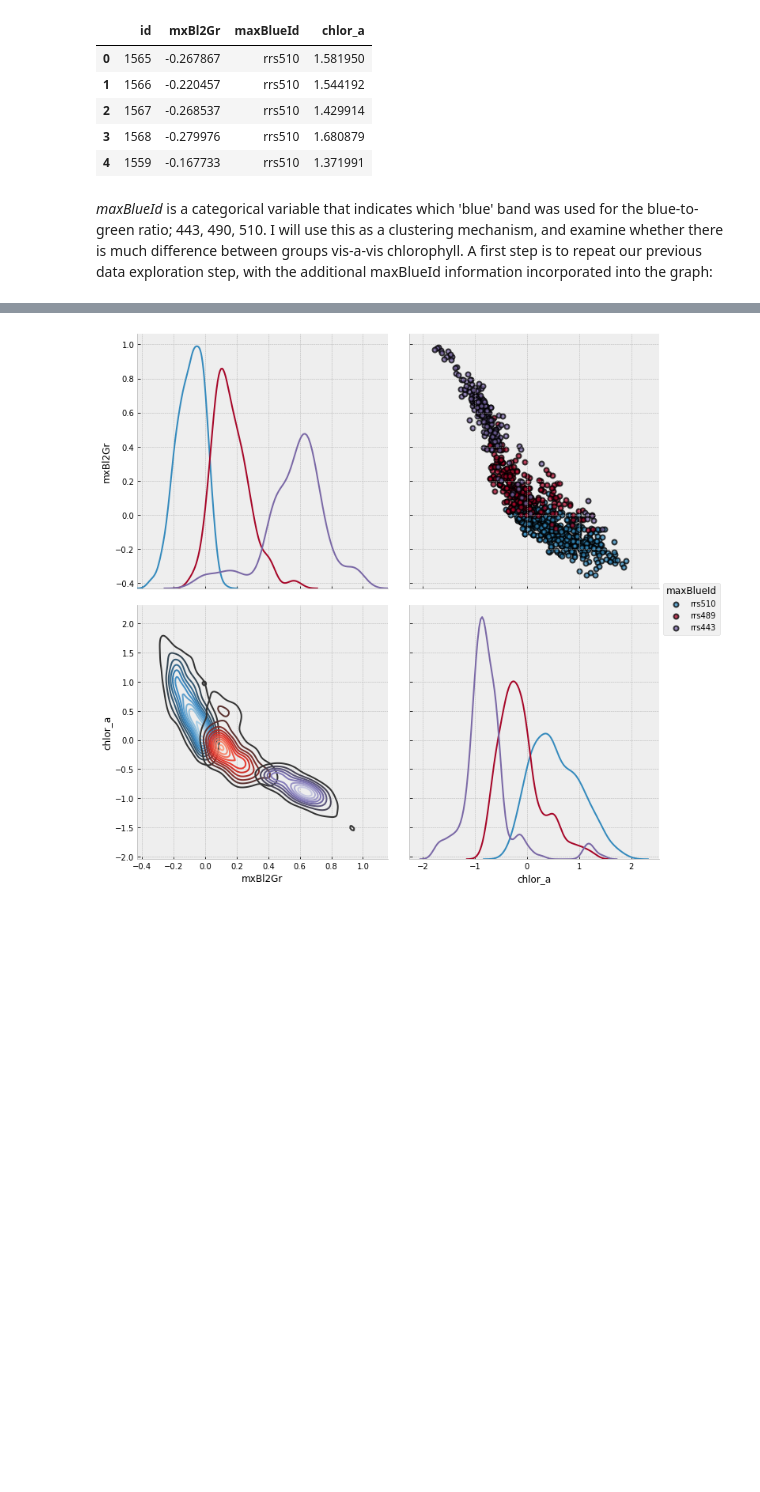
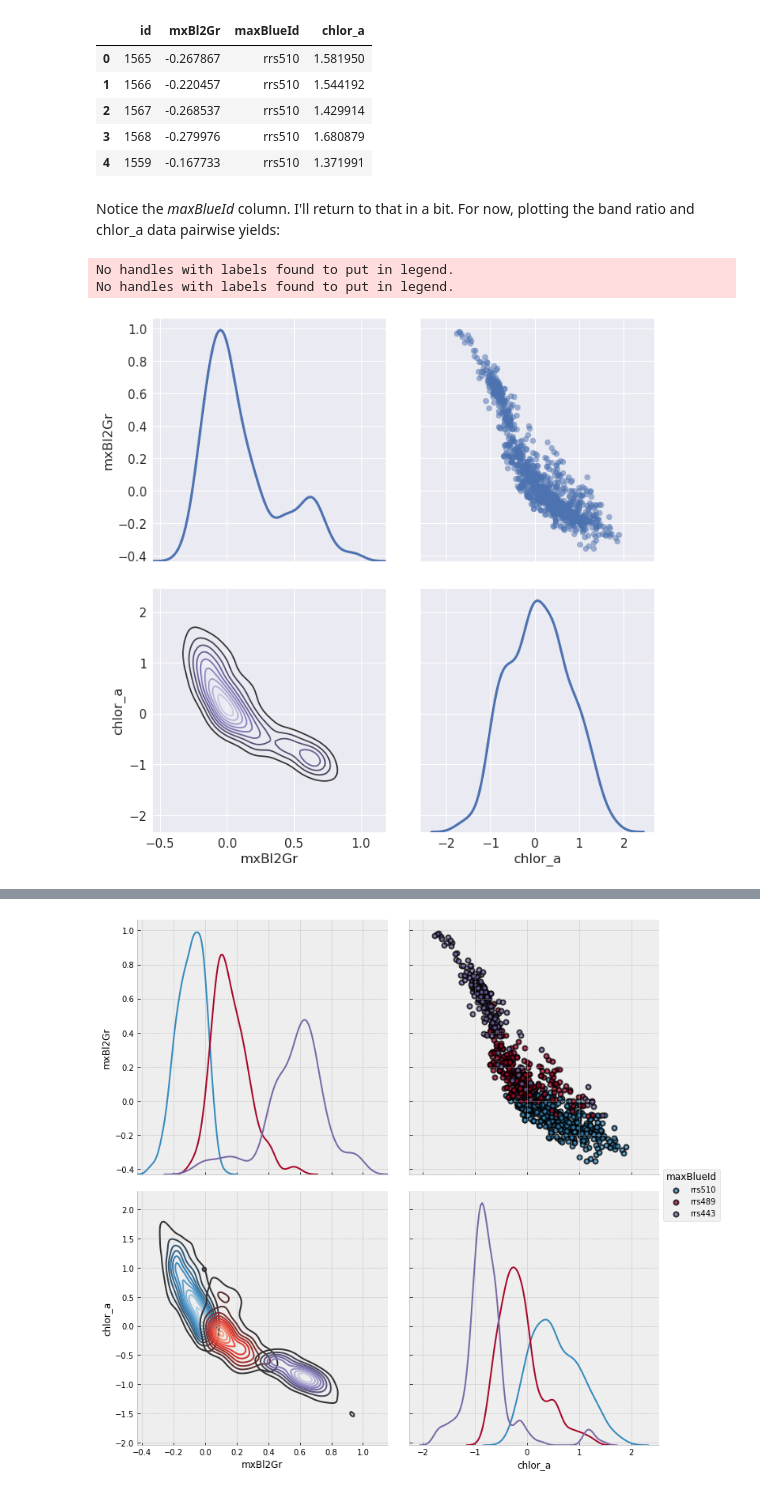
Before and after one commit to madHatter106/Bayesian-Chlorophyll, a Jupyter notebook: Bayesian Modeling for Oceanographers - 3 - Hierarchical models & varying effects.ipynb, the cells around one changed output, grey strips where cells are left out. Saved outputs shown, nothing was run; the diff lists cells and outputs as text; code cells hidden in the pictures; blank space fills up the shorter version.

```diff
--- a/Bayesian Modeling for Oceanographers - 3 - Hierarchical models & varying effects.ipynb
+++ b/Bayesian Modeling for Oceanographers - 3 - Hierarchical models & varying effects.ipynb
@@ -50,5 +50,15 @@ df_train.head()
 | 2 | 1567 | -0.268537 | rrs510 | 1.429914 |
 | 3 | 1568 | -0.279976 | rrs510 | 1.680879 |
 | 4 | 1559 | -0.167733 | rrs510 | 1.371991 |
-# %% [markdown]
-*maxBlueId* is a categorical variable that indicates which 'blue' band was used for the blue-to-green ratio; 443, 490, 510. I will use this as a clustering mechanism, and examine whether there is much difference between groups vis-a-vis chlorophyll. A first step is to repeat our previous data exploration step, with the additional maxBlueId information incorporated into the graph:
+# %% [markdown]
+Notice the *maxBlueId* column. I'll return to that in a bit. For now, plotting the band ratio and chlor_a data pairwise yields:
+# %%
+sb.set(font_scale=1.5)
+g = sb.PairGrid(df_train, vars=['mxBl2Gr', 'chlor_a'], size=5, diag_sharey=False);
+g = g.map_upper(pl.scatter,alpha=0.5)
+g = g.map_diag(sb.kdeplot, lw=3)
+g = g.map_lower(sb.kdeplot, cmap="Purples_d");
+# %% [output]
+No handles with labels found to put in legend.
+No handles with labels found to put in legend.
+[figure, added]
```
Also changed, not shown: parts of 7 cells of this notebook.
